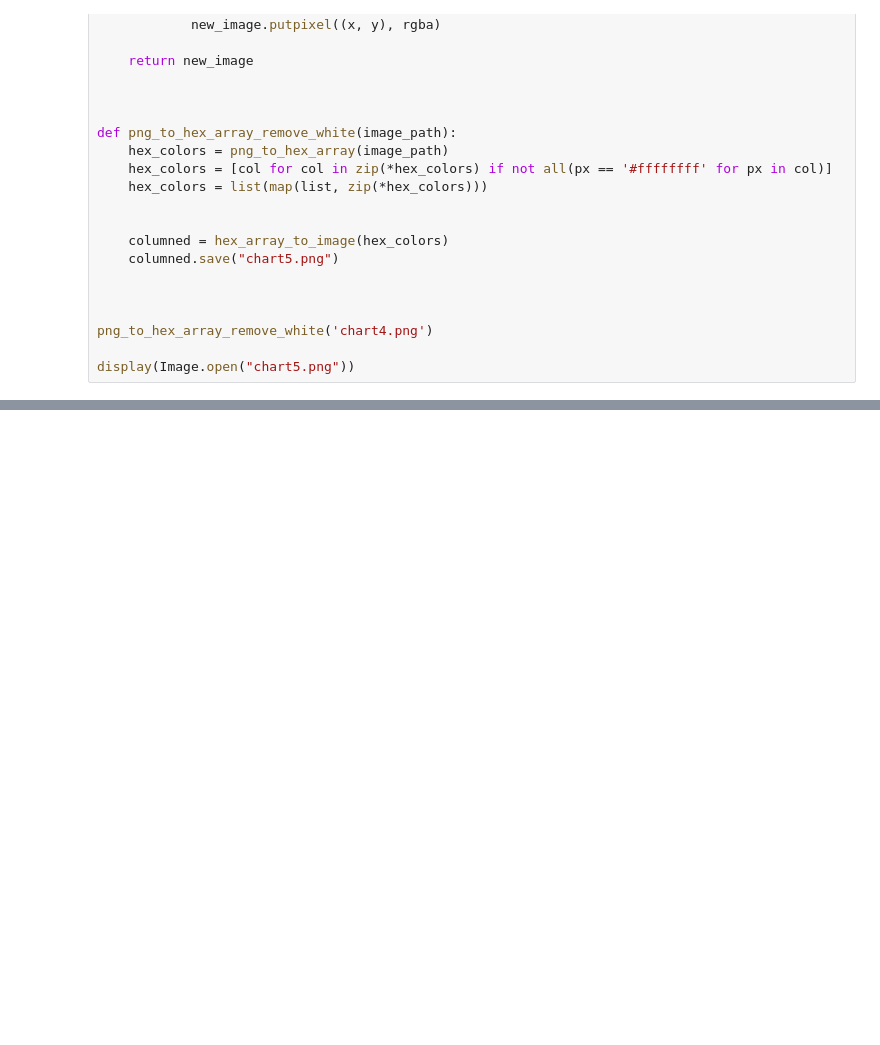
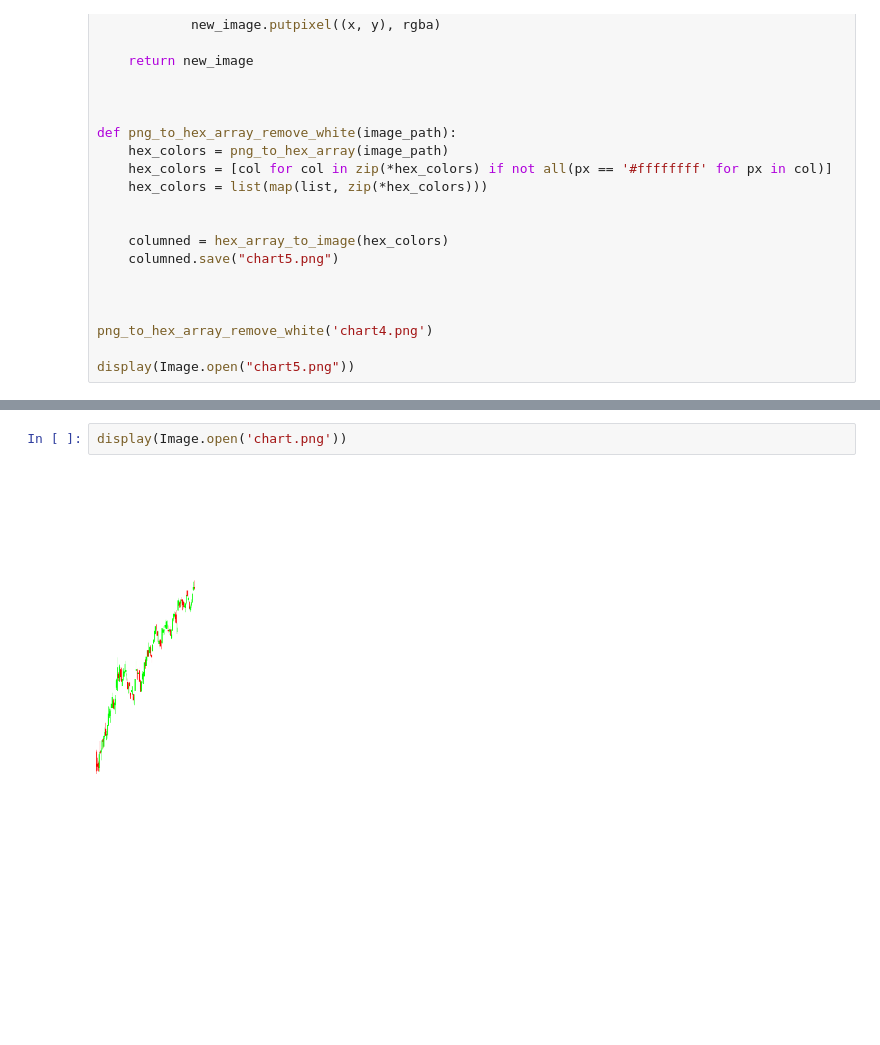
Before and after one commit to DFIC-Quant-Fund/CompVision-W2024, a Jupyter notebook: ImageGenerationScript.ipynb, the cells around one changed output, grey strips where cells are left out. Saved outputs shown, nothing was run; the diff lists cells and outputs as text; blank space fills up the shorter version.

```diff
--- a/ImageGenerationScript.ipynb
+++ b/ImageGenerationScript.ipynb
@@ -553,0 +586,4 @@ Total Time10626.257230291
+# %%
+display(Image.open('chart.png'))
+# %% [output]
+[figure, added]
```
Also changed, not shown: parts of 3 cells of this notebook.
